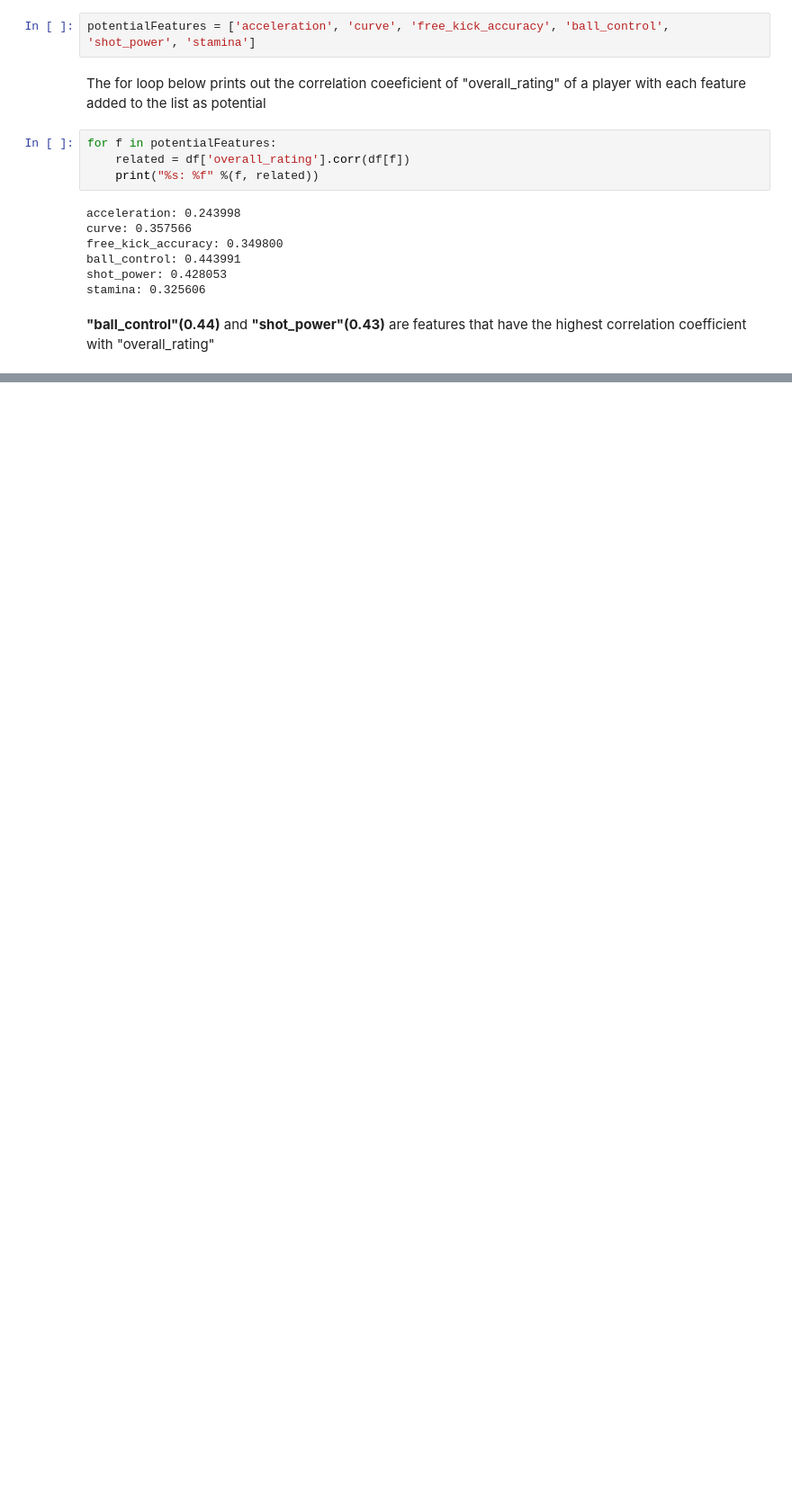
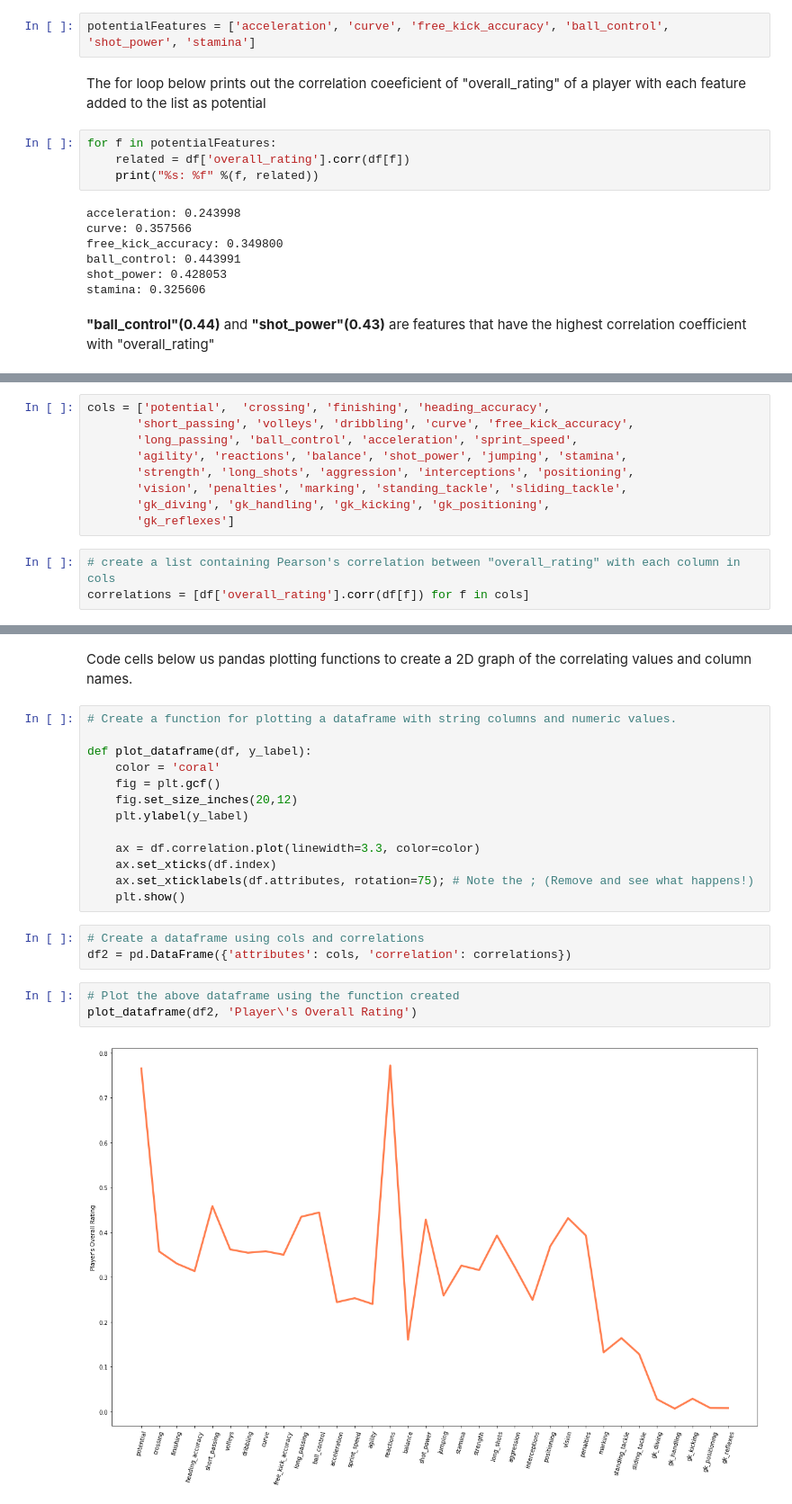
Before and after one commit to muchemicarol/Soccer-Data-Analysis, a Jupyter notebook: Soccer Data Analysis.ipynb, the cells around one changed output, grey strips where cells are left out. Shown at 90% size. Saved outputs shown, nothing was run; the diff lists cells and outputs as text; blank space fills up the shorter version.

Commit message:
Data Visualization and Clustering

```diff
--- a/Soccer Data Analysis.ipynb
+++ b/Soccer Data Analysis.ipynb
@@ -206,0 +213,12 @@ stamina: 0.325606
+# %%
+cols = ['potential',  'crossing', 'finishing', 'heading_accuracy',
+       'short_passing', 'volleys', 'dribbling', 'curve', 'free_kick_accuracy',
+       'long_passing', 'ball_control', 'acceleration', 'sprint_speed',
+       'agility', 'reactions', 'balance', 'shot_power', 'jumping', 'stamina',
+       'strength', 'long_shots', 'aggression', 'interceptions', 'positioning',
+       'vision', 'penalties', 'marking', 'standing_tackle', 'sliding_tackle',
+       'gk_diving', 'gk_handling', 'gk_kicking', 'gk_positioning',
+       'gk_reflexes']
+# %%
+# create a list containing Pearson's correlation between "overall_rating" with each column in cols
+correlations = [df['overall_rating'].corr(df[f]) for f in cols]
@@ -206,0 +231,23 @@ stamina: 0.325606
+# %% [markdown]
+Code cells below us pandas plotting functions to create a 2D graph of the correlating values and column names.
+# %%
+# Create a function for plotting a dataframe with string columns and numeric values.
+
+def plot_dataframe(df, y_label):
+    color = 'coral'
+    fig = plt.gcf()
+    fig.set_size_inches(20,12)
+    plt.ylabel(y_label)
+
+    ax = df.correlation.plot(linewidth=3.3, color=color)
+    ax.set_xticks(df.index)
+    ax.set_xticklabels(df.attributes, rotation=75); # Note the ; (Remove and see what happens!)
+    plt.show()
+# %%
+# Create a dataframe using cols and correlations
+df2 = pd.DataFrame({'attributes': cols, 'correlation': correlations})
+# %%
+# Plot the above dataframe using the function created
+plot_dataframe(df2, 'Player\'s Overall Rating')
+# %% [output]
+[figure, added]
```
Also changed, not shown: parts of 12 cells of this notebook.
